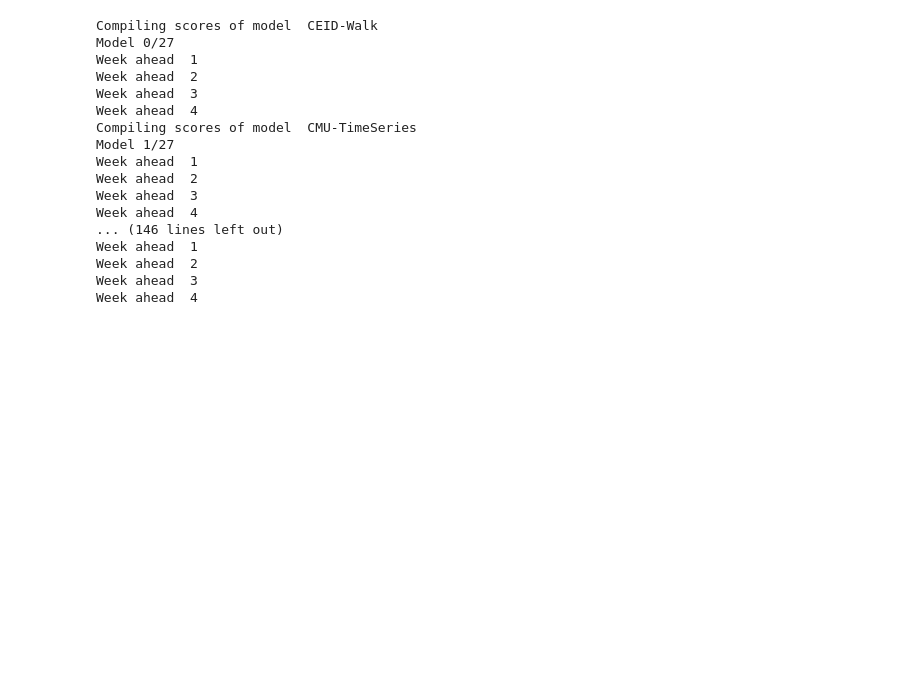
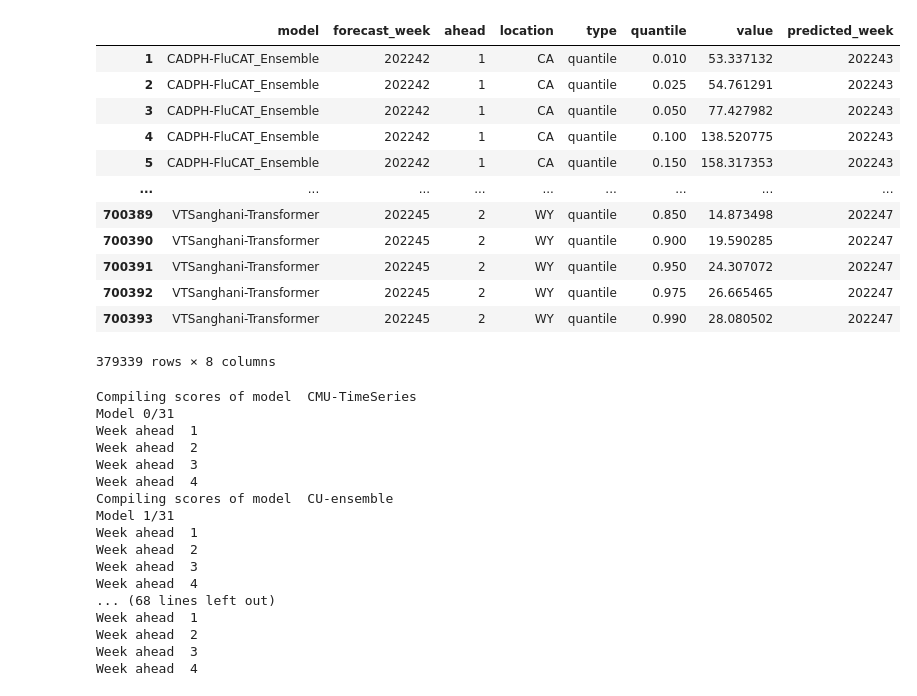
Before and after one commit to AdityaLab/Flusight-forecast-data, a Jupyter notebook: plot_scores.ipynb, the cells around one changed output. Saved outputs shown, nothing was run; the diff lists cells and outputs as text; code cells hidden in the pictures; blank space fills up the shorter version.

```diff
--- a/plot_scores.ipynb
+++ b/plot_scores.ipynb
@@ -108,11 +324,27 @@ df_quant = df_final[df_final['type']=='quantile']
 # %%
 # norm_val = (df_quant['value']-df_quant['value'].min())/(df_quant['value'].max()-df_quant['value'].min())
 
 norm_df_quant = df_quant.copy()
 norm_df_quant['predicted_week'] = (
     norm_df_quant['forecast_week']+norm_df_quant['ahead']
 )
+norm_df_quant['predicted_week'] = norm_df_quant['predicted_week'].astype(str)
 norm_df_quant = norm_df_quant[norm_df_quant['predicted_week']<=max_week]
+norm_df_quant
+# %% [output]
+|  | model | forecast_week | ahead | location | type | quantile | value | predicted_week |
+| 1 | CADPH-FluCAT_Ensemble | 202242 | 1 | CA | quantile | 0.010 | 53.337132 | 202243 |
+| 2 | CADPH-FluCAT_Ensemble | 202242 | 1 | CA | quantile | 0.025 | 54.761291 | 202243 |
+| 3 | CADPH-FluCAT_Ensemble | 202242 | 1 | CA | quantile | 0.050 | 77.427982 | 202243 |
+| 4 | CADPH-FluCAT_Ensemble | 202242 | 1 | CA | quantile | 0.100 | 138.520775 | 202243 |
+| 5 | CADPH-FluCAT_Ensemble | 202242 | 1 | CA | quantile | 0.150 | 158.317353 | 202243 |
+| ... | ... | ... | ... | ... | ... | ... | ... | ... |
+| 700389 | VTSanghani-Transformer | 202245 | 2 | WY | quantile | 0.850 | 14.873498 | 202247 |
+| 700390 | VTSanghani-Transformer | 202245 | 2 | WY | quantile | 0.900 | 19.590285 | 202247 |
+| 700391 | VTSanghani-Transformer | 202245 | 2 | WY | quantile | 0.950 | 24.307072 | 202247 |
+| 700392 | VTSanghani-Transformer | 202245 | 2 | WY | quantile | 0.975 | 26.665465 | 202247 |
+| 700393 | VTSanghani-Transformer | 202245 | 2 | WY | quantile | 0.990 | 28.080502 | 202247 |
+379339 rows × 8 columns
 # %%
 week_ahead = []
 regions = []
@@ -128,6 +397,8 @@ warnings.filterwarnings("ignore")
 # All models
 count = 0
 for model in all_model_names:
+    if model not in model_list:
+        continue
     print('Compiling scores of model ', model)
     print(f"Model {count}/{len(all_model_names)}")
     count += 1
@@ -193,7 +464,9 @@ for model in all_model_names:
                     var = std**2
                     std_.append(std)
                     var_.append(var)
-
+                for j in range(len(std_)):
+                    if len(std_[j]) == 0:
+                        std_[j] = [0]
                 std_ = np.array(std_)
                 var_ = np.array(var_)
                 pred_vals = np.array(pred_vals)
@@ -247,19 +520,19 @@ for model in all_model_names:
             regions.append(region)
             model_all.append(model)
 # %% [output]
-Compiling scores of model  CEID-Walk
-Model 0/27
+Compiling scores of model  CMU-TimeSeries
+Model 0/31
 Week ahead  1
 Week ahead  2
 Week ahead  3
 Week ahead  4
-Compiling scores of model  CMU-TimeSeries
-Model 1/27
+Compiling scores of model  CU-ensemble
+Model 1/31
 Week ahead  1
 Week ahead  2
 Week ahead  3
 Week ahead  4
-... (146 lines left out)
+... (68 lines left out)
 Week ahead  1
 Week ahead  2
 Week ahead  3
```
Also changed, not shown: parts of 18 cells of this notebook, 7 other files.
